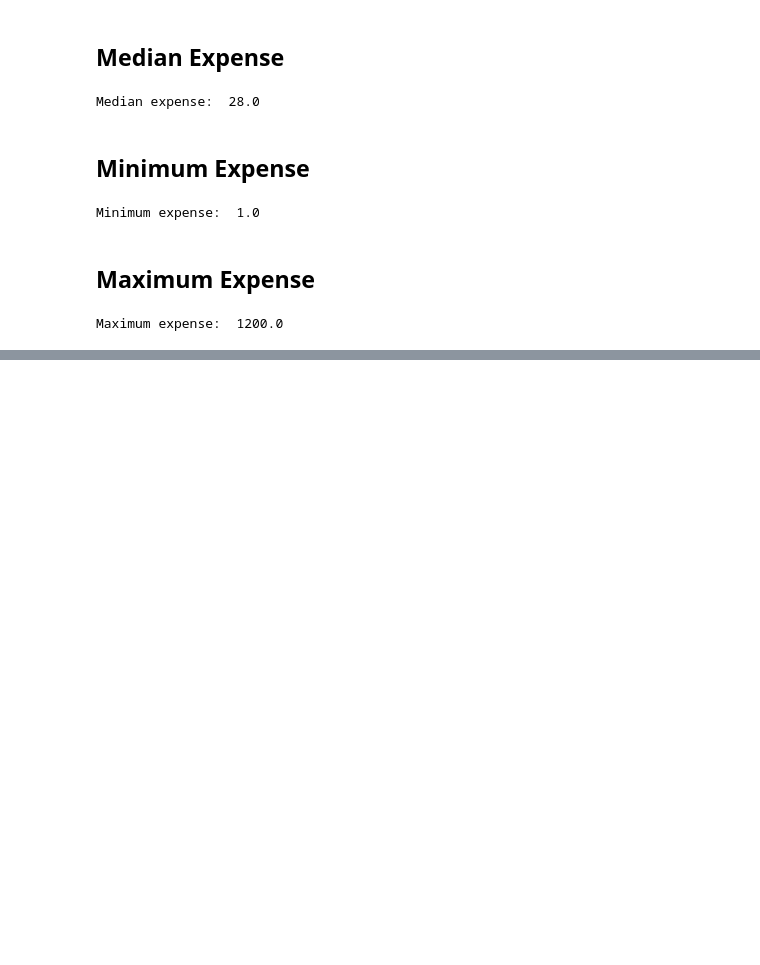
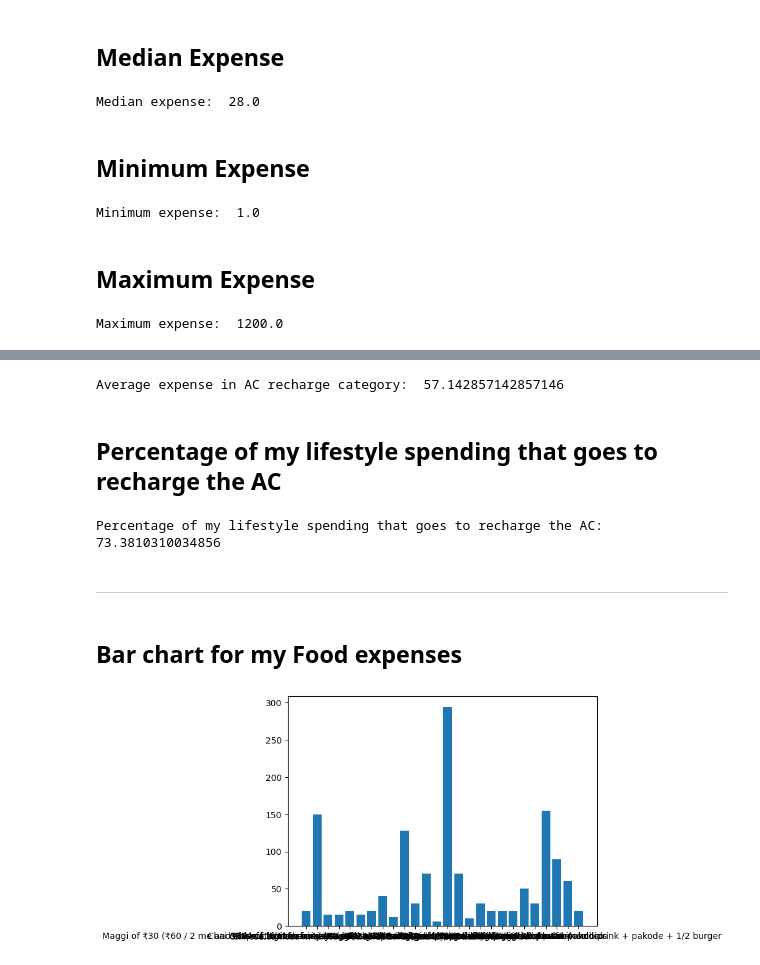
Before and after one commit to kpraham-collab/personal-expenses-analysis, a Jupyter notebook: july_expenses_analysis.ipynb, the cells around one changed output, grey strips where cells are left out. Saved outputs shown, nothing was run; the diff lists cells and outputs as text; code cells hidden in the pictures; blank space fills up the shorter version.

```diff
--- a/july_expenses_analysis.ipynb
+++ b/july_expenses_analysis.ipynb
@@ -63,0 +87,3 @@ Maximum expense:  1200.0
+# %%
+category_Food = df[df['Category']=='🍜 Food']
+# category_Food
@@ -63,0 +140,22 @@ Maximum expense:  1200.0
+# %%
+avg_AC_expenses = AC_recharge_expenses['Amount'].mean()
+print("Average expense in AC recharge category: ", avg_AC_expenses)
+# %% [output]
+Average expense in AC recharge category:  57.142857142857146
+# %% [markdown]
+## Percentage of my lifestyle spending that goes to recharge the AC
+# %%
+percentage_AC_expenses = (total_AC_recharge_expenses / total_lifestyle_expenses) * 100
+print("Percentage of my lifestyle spending that goes to recharge the AC: ", percentage_AC_expenses)
+# %% [output]
+Percentage of my lifestyle spending that goes to recharge the AC:  73.3810310034856
+# %% [markdown]
+---
+# %% [markdown]
+## Bar chart for my Food expenses
+# %%
+category_Food
+plt.bar( category_Food['Note'], category_Food['Amount'])
+plt.show()
+# %% [output]
+[figure, added]
```
Also changed, not shown: parts of 27 cells of this notebook.
